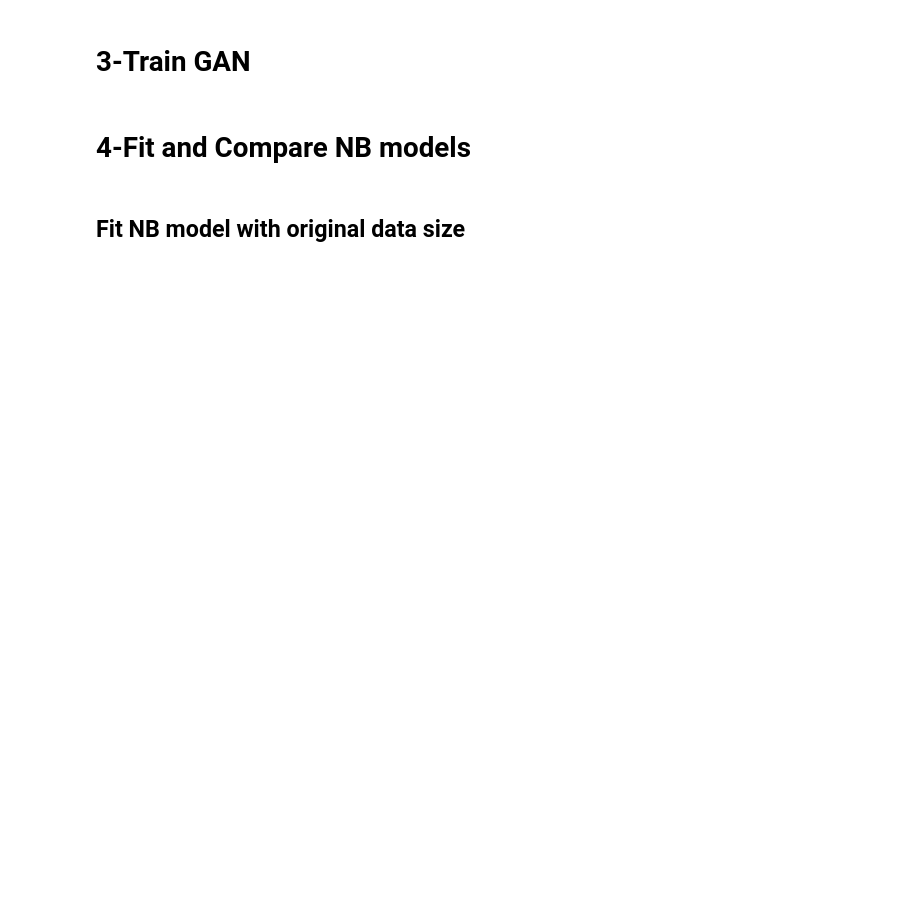
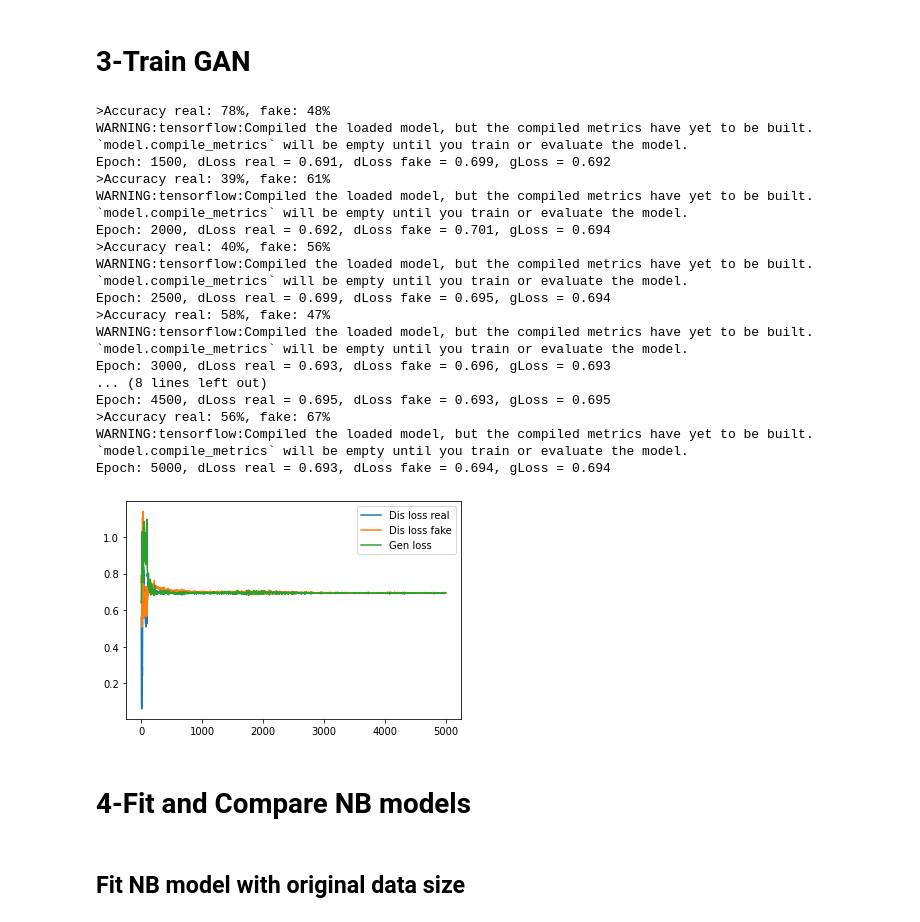
Before and after one commit to mz-zarei/CGAN-Augmentation, a Jupyter notebook: RealDataAugmentation_CGAN.ipynb, the cells around one changed output. Cells and saved outputs as stored; diff of their text form; code cells hidden in the pictures; blank space fills up the shorter version.

```diff
--- a/RealDataAugmentation_CGAN.ipynb
+++ b/RealDataAugmentation_CGAN.ipynb
@@ -220,7 +220,7 @@ def train(g_model, d_model, gan_model, dataset, latent_dim, n_epochs, n_batch):
         d2_hist.append(d_loss2)
         g_hist.append(g_loss)
         # evaluate the model performance, sometimes
-        if (i+1) % 500 == 0 and (i+1) > 2000:
+        if (i+1) % 500 == 0 and (i+1) > 1000:
             summarize_performance(i, g_model, d_model, dataset, latent_dim)
             print('Epoch: %d, dLoss real = %.3f, dLoss fake = %.3f, gLoss = %.3f' % (i+1, d_loss1, d_loss2, g_loss))
     plot_history(d1_hist, d2_hist, g_hist)
@@ -283,20 +283,39 @@ London_Data.describe()
 # %%
 y_train1 = CrashData[target]
 x_train1 = CrashData[x_columns]
 
 
-gen_lr, dis_lr, gen_dec, dis_dec, n_epochs, n_batch = 0.001, 0.001, 0.0001, 0, 5000, int(50)
+gen_lr, dis_lr, gen_dec, dis_dec, n_epochs, n_batch = 0.001, 0.001, 0.001, 0.001, 5000, int(100)  # FI crash
 
 # create the discriminator
 d_model = define_discriminator()
 # create the generator
 g_model = define_generator(latent_dim)
 # create the gan
 gan_model = define_gan(g_model, d_model)
 # load image data
 dataset = load_real_samples(x_train1,y_train1)
 # # train model
 d1_hist, d2_hist, g_hist = train(g_model, d_model, gan_model, dataset, latent_dim, n_epochs, n_batch)
+# %% [output]
+>Accuracy real: 78%, fake: 48%
+WARNING:tensorflow:Compiled the loaded model, but the compiled metrics have yet to be built. `model.compile_metrics` will be empty until you train or evaluate the model.
+Epoch: 1500, dLoss real = 0.691, dLoss fake = 0.699, gLoss = 0.692
+>Accuracy real: 39%, fake: 61%
+WARNING:tensorflow:Compiled the loaded model, but the compiled metrics have yet to be built. `model.compile_metrics` will be empty until you train or evaluate the model.
+Epoch: 2000, dLoss real = 0.692, dLoss fake = 0.701, gLoss = 0.694
+>Accuracy real: 40%, fake: 56%
+WARNING:tensorflow:Compiled the loaded model, but the compiled metrics have yet to be built. `model.compile_metrics` will be empty until you train or evaluate the model.
+Epoch: 2500, dLoss real = 0.699, dLoss fake = 0.695, gLoss = 0.694
+>Accuracy real: 58%, fake: 47%
+WARNING:tensorflow:Compiled the loaded model, but the compiled metrics have yet to be built. `model.compile_metrics` will be empty until you train or evaluate the model.
+Epoch: 3000, dLoss real = 0.693, dLoss fake = 0.696, gLoss = 0.693
+... (8 lines left out)
+Epoch: 4500, dLoss real = 0.695, dLoss fake = 0.693, gLoss = 0.695
+>Accuracy real: 56%, fake: 67%
+WARNING:tensorflow:Compiled the loaded model, but the compiled metrics have yet to be built. `model.compile_metrics` will be empty until you train or evaluate the model.
+Epoch: 5000, dLoss real = 0.693, dLoss fake = 0.694, gLoss = 0.694
+[figure, added]
 # %% [markdown]
 # **4-Fit and Compare NB models**
 # %% [markdown]
```
Also changed, not shown: parts of 7 cells of this notebook.
